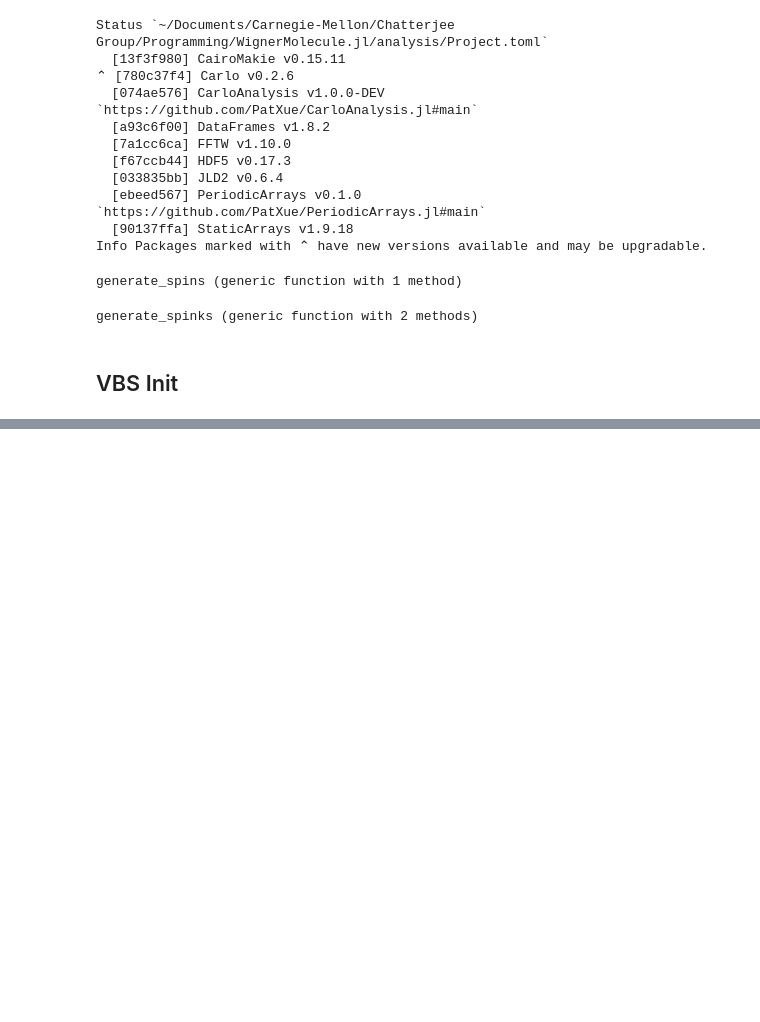
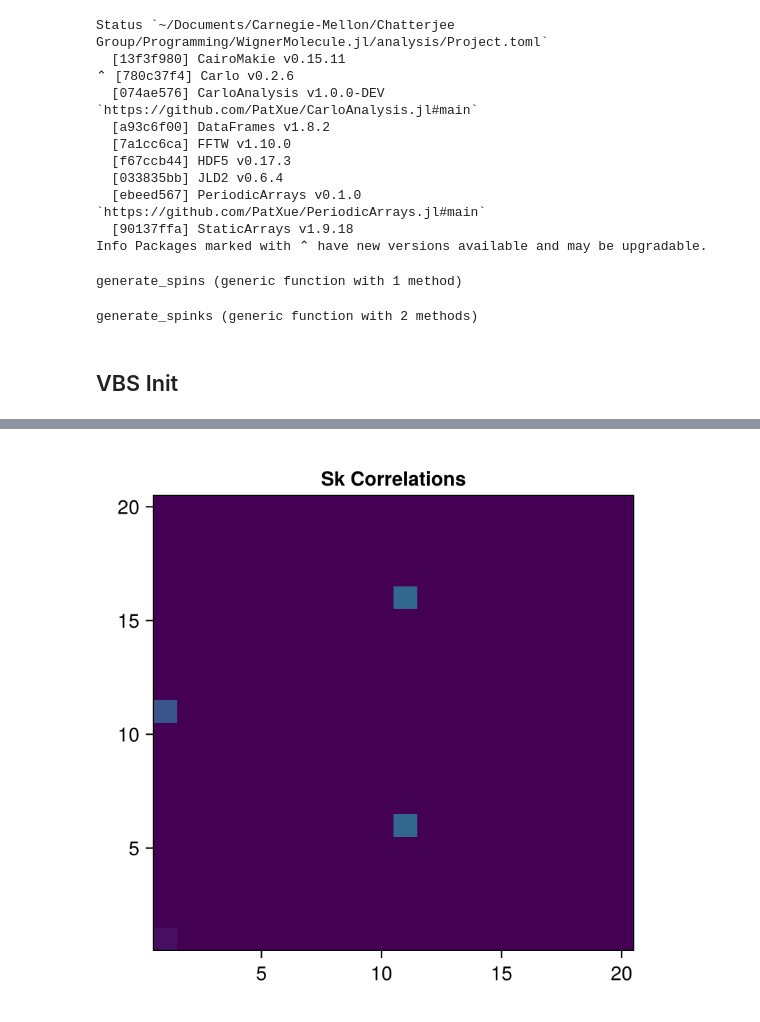
Before and after one commit to PatXue/WignerMolecule.jl, a Jupyter notebook: analysis/dimer-model.ipynb, the cells around one changed output, grey strips where cells are left out. Cells and saved outputs as stored; diff of their text form; code cells hidden in the pictures; blank space fills up the shorter version.

```diff
--- a/analysis/dimer-model.ipynb
+++ b/analysis/dimer-model.ipynb
@@ -58,7 +58,7 @@ function generate_spinks(jobname, task_no, run_no=1)
 
     task_str = lpad(task_no, 4, "0")
     run_str = lpad(run_no, 4, "0")
-    h5open("../eta-jobs/$jobname.data/task$task_str/run$run_str.dump.h5") do file
+    h5open("../dimer-jobs/$jobname.data/task$task_str/run$run_str.dump.h5") do file
         spins = map(
             t -> [t[:data][1], t[:data][2], t[:data][3]],
             read(file, "simulation/etas")
@@ -69,7 +69,7 @@ function generate_spinks(jobname, task_no, run_no=1)
         spin_mags = abs2.(spin_xs) + abs2.(spin_ys) + abs2.(spin_zs)
         Lx, Ly = size(spins)
         fig[1,1] = ax = Axis(fig; title="Sk Correlations", backgroundcolor="black")
-        heatmap!(ax, spin_mags)
+        heatmap!(ax, spin_mags, colorrange=(0,1))
     end
 
     return fig
@@ -80,0 +106,4 @@ generate_spinks (generic function with 2 methods)
+# %%
+generate_spinks("vbs", 1)
+# %% [output]
+[figure, added]
```
Also changed, not shown: parts of 2 cells of this notebook.
